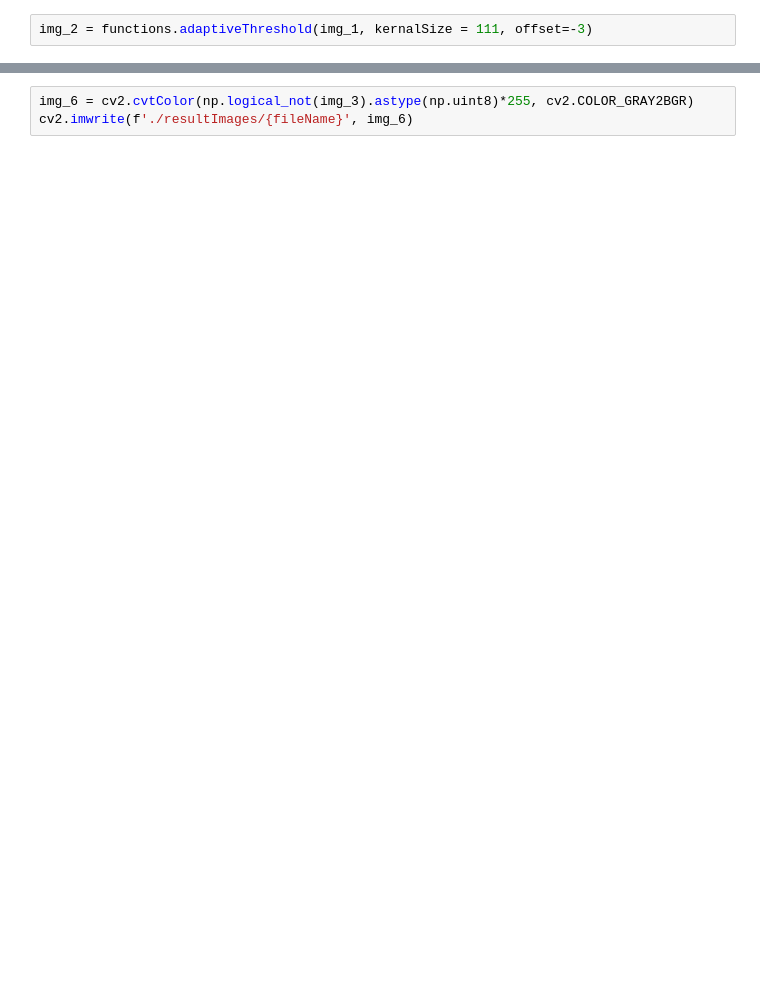
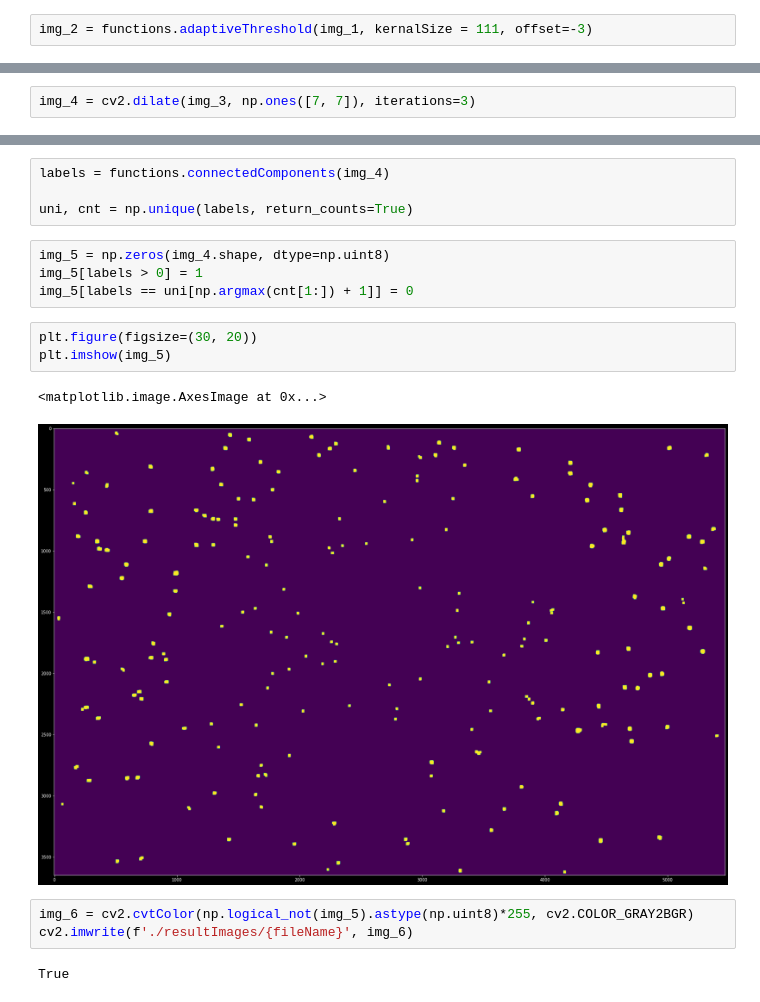
Before and after one commit to randy8642/ImageProcessing_HW1_BarcodeBeadsDetection, a Jupyter notebook: main.ipynb, the cells around one changed output, grey strips where cells are left out. Saved outputs shown, nothing was run; the diff lists cells and outputs as text; blank space fills up the shorter version.

```diff
--- a/main.ipynb
+++ b/main.ipynb
@@ -38,0 +43,2 @@ img_2 = functions.adaptiveThreshold(img_1, kernalSize = 111, offset=-3)
+# %%
+img_4 = cv2.dilate(img_3, np.ones([7, 7]), iterations=3)
@@ -39,3 +51,19 @@ img_2 = functions.adaptiveThreshold(img_1, kernalSize = 111, offset=-3)
+# %%
+labels = functions.connectedComponents(img_4)
+
+uni, cnt = np.unique(labels, return_counts=True)
+# %%
+img_5 = np.zeros(img_4.shape, dtype=np.uint8)
+img_5[labels > 0] = 1
+img_5[labels == uni[np.argmax(cnt[1:]) + 1]] = 0
+# %%
+plt.figure(figsize=(30, 20))
+plt.imshow(img_5)
+# %% [output]
+<matplotlib.image.AxesImage at 0x...>
+[figure, added]
 # %%
-img_6 = cv2.cvtColor(np.logical_not(img_3).astype(np.uint8)*255, cv2.COLOR_GRAY2BGR)
+img_6 = cv2.cvtColor(np.logical_not(img_5).astype(np.uint8)*255, cv2.COLOR_GRAY2BGR)
 cv2.imwrite(f'./resultImages/{fileName}', img_6)
+# %% [output]
+True
```
Also changed, not shown: parts of 10 cells of this notebook, 3 other files.
